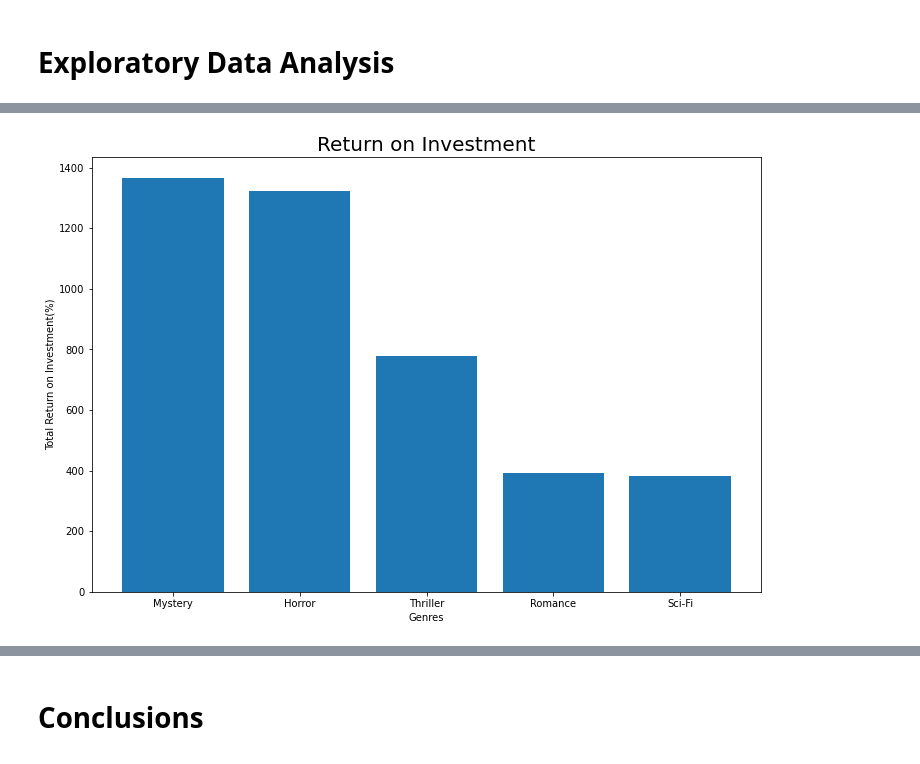
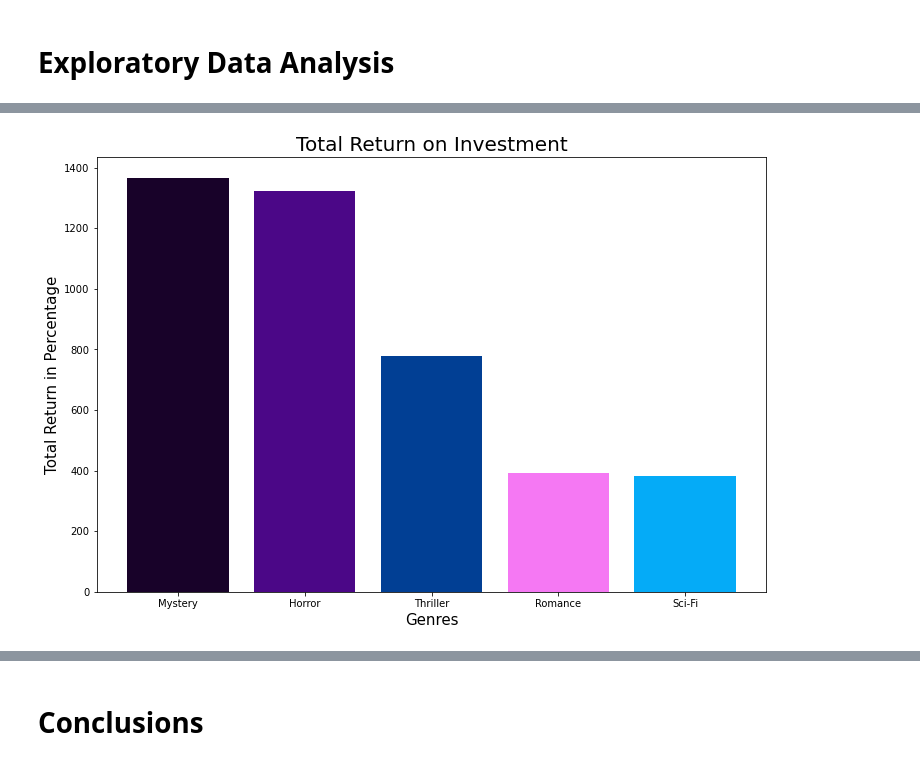
Before and after one commit to JohnNun/successful_films_project, a Jupyter notebook: successful_films_notebook.ipynb, the cells around one changed output, grey strips where cells are left out. Cells and saved outputs as stored; diff of their text form; code cells hidden in the pictures.

```diff
--- a/successful_films_notebook.ipynb
+++ b/successful_films_notebook.ipynb
@@ -73,12 +62,12 @@ def symbol_removal_dtype_con(df, columns):
     """
     Removes symbols from specified columns with numeric values in a dataset and converts dtype to integer.
 
-    Note: Any NaN or Null values in the dataset must be dropped or filled with place holder values before running through
-          function.
+    Note: Any NaN or Null values in the dataset must be dropped or filled with place holder values before running dataframe
+          through function.
 
     Function Parameters:
     df: Pandas dataframe
-    cols: Column name or list of columns with numeric values to remove symbols and convert to integer.
+    columns: Column name, or list of columns with numeric values to remove symbols and/or convert into integer data type.
     """
 
     df = df.copy()
@@ -104,9 +99,10 @@ the_num_bom_df = pd.concat([the_num_df_clean, bom_df_clean]).groupby('title', as
 # %%
+# Function to remove NaN and sort data by specified column name
 def clean_and_sort(df, sort_by):
 
     """
-    This functions reads the dataframe and if it locates a NaN or null value it will drop the rows those values are in and
-    proceed to sort the data by the defined column name as well as reseting the index.
+    This functions reads the dataframe and if it locates a NaN or null value it will drop the rows those values are in, and
+    proceed to sort the data by the defined column name in ascending order, as well as reseting the index.
 
     Function Arguments:
     df: The dataframe wish to be cleaned and sorted
@@ -293,11 +286,12 @@ ax.set_ylabel('Foreign Gross (%)', fontsize=15);
 # %%
+# Bar chart for total return on investment
 roi_means_total = combined_film_df_clean.groupby(['genres'])['roi_total(%)'].mean().sort_values(ascending=False)
 
 fig, ax = plt.subplots(figsize=(12, 8))
 
-ax.bar(roi_means_total.index[:5], roi_means_total[:5])
-ax.set_title('Return on Investment', fontsize=20)
+ax.bar(roi_means_total.index[:5], roi_means_total[:5], color=['#180229', '#4b0787', '#013f94', '#f578f3', '#05abf7'])
+ax.set_title('Total Return on Investment', fontsize=20)
 ax.set_xlabel('Genres', fontsize=15)
-ax.set_ylabel('Total Return on Investment(%)', fontsize=15);
+ax.set_ylabel('Total Return in Percentage', fontsize=15);
 # %% [output]
-[figure, old version]
+[figure, new version]
```
Also changed, not shown: parts of 55 cells of this notebook, 5 other files.
